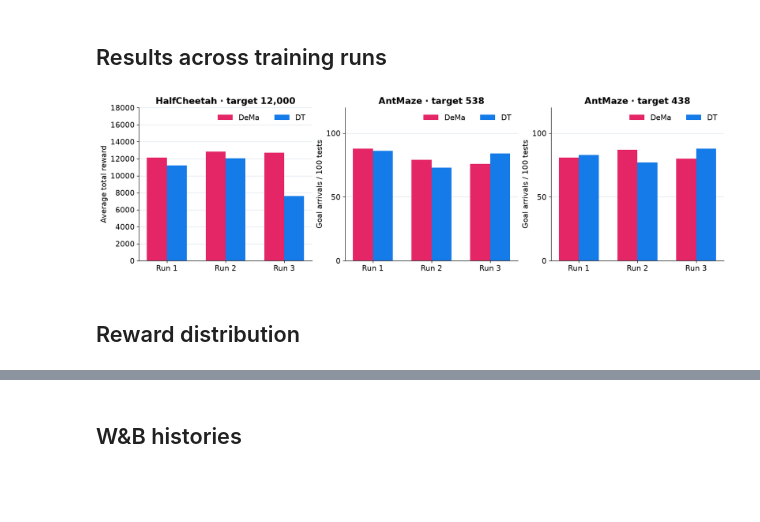
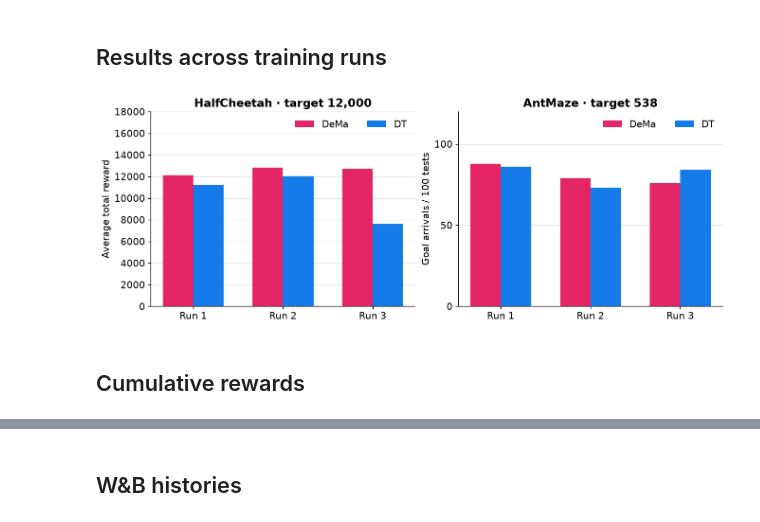
Before and after one commit to helihathi/DeMa-Linear-Time-Sequence-Modeling-for-Offline-Reinforcement-Learning, a Jupyter notebook: 01_DeMa_vs_DecisionTransformer_vs_CQL.ipynb, the cells around one changed output, grey strips where cells are left out. Saved outputs shown, nothing was run; the diff lists cells and outputs as text; code cells hidden in the pictures; blank space fills up the shorter version.

Commit message:
Add training notebook, simplify plots, and update README instructions

```diff
--- a/01_DeMa_vs_DecisionTransformer_vs_CQL.ipynb
+++ b/01_DeMa_vs_DecisionTransformer_vs_CQL.ipynb
@@ -12,18 +10,12 @@ Place `results.zip` in the input files or `assets/`.
 from pathlib import Path
 import json
 import os
-import zipfile
 import numpy as np
 import pandas as pd
 import matplotlib.pyplot as plt
 from IPython.display import display
 
-# Read saved experiment records.
-archive = Path("assets/results.zip")
-if not archive.exists():
-    archive = next(Path("/kaggle/input").rglob("results.zip"))
-with zipfile.ZipFile(archive) as f:
-    f.extractall("results")
+records = json.loads(Path("data/experiment_records.json").read_text())
 figures = Path("figures/main")
 figures.mkdir(parents=True, exist_ok=True)
 seeds = [42, 43, 44]
@@ -36,7 +28,7 @@ plt.rcParams.update({"font.family": "DejaVu Sans", "font.size": 12,
                      "figure.dpi": 120, "savefig.facecolor": "white"})
 
 def load(prefix, seed):
-    return json.loads((Path("results") / f"{prefix}_seed{seed}.json").read_text())
+    return records[f"{prefix}_seed{seed}.json"]
 
 def evaluations(prefix, model, target):
     rows = []
@@ -52,11 +44,8 @@ def evaluations(prefix, model, target):
     return rows
 
 def summary(label, rows, target, maze=False):
-    # Variation is measured between three training-run averages.
-    means = [r["return_mean"] for r in rows]
-    result = {"Model": label, "Target": target,
-              "Average reward": np.mean(means), "SD": np.std(means, ddof=1),
-              "Middle reward": np.median([r["return_median"] for r in rows])}
+    rewards = [r["return_mean"] for r in rows]
+    result = {"Model": label, "Target": target, "Average reward": np.mean(rewards)}
     if maze:
         result["Goal arrival (%)"] = sum(np.count_nonzero(np.asarray(r["return_scores"]) > 0) for r in rows) / 3
     return result
@@ -80,15 +69,9 @@ def bars(ax, labels, values, palette, title, ylabel, percent=False, samples=None
     if percent:
         ax.set_yticks([0, 25, 50, 75, 100], ["0%", "25%", "50%", "75%", "100%"])
     for i, value in enumerate(values):
-        height = max(value, max(samples[i])) if samples is not None else value
         ax.annotate(f"{value:.1f}%" if percent else f"{value:,.0f}",
-                    (i, height), xytext=(0, 10), textcoords="offset points",
+                    (i, value), xytext=(0, 10), textcoords="offset points",
                     ha="center", fontsize=13, fontweight="bold")
-    if samples is not None:
-        for i, points in enumerate(samples):
-            ax.scatter(i + np.linspace(-0.12, 0.12, len(points)), points,
-                       s=26, facecolor="white", edgecolor="black", zorder=3)
-        ax.set_ylim(0, max(max(points) for points in samples) * 1.30)
 
 def losses(cases, name):
     fig, axes = plt.subplots((len(cases) + 1) // 2, 2, figsize=(11, 3.7 * ((len(cases) + 1) // 2)),
@@ -129,11 +112,11 @@ hc = {"DT": evaluations("final_dt", "Decision Transformer", 12000),
       "DeMa": evaluations("final_dema", "DeMa", 12000),
       "CQL": evaluations("cql_d3rlpy_fixed_halfcheetah", "CQL", None)}
 maze = {}
-for target in [538, 438]:
+for target in [538]:
     for label, prefix, model in [("DT", "antmaze_dt", "Decision Transformer"), ("DeMa", "antmaze_dema", "DeMa")]:
         maze[label, target] = evaluations(prefix, model, target)
 table([summary(label, rows, "None" if label == "CQL" else 12000) for label, rows in hc.items()])
-table([summary(label, maze[label, target], target, True) for target in [538, 438] for label in ["DT", "DeMa"]])
+table([summary(label, maze[label, target], target, True) for target in [538] for label in ["DT", "DeMa"]])
 fig, axes = plt.subplots(1, 2, figsize=(11, 4), layout="constrained")
 labels = ["DeMa", "DT", "CQL"]
 bars(axes[0], labels, [np.mean([r["return_mean"] for r in hc[m]]) for m in labels],
@@ -170,29 +151,29 @@ losses([("HalfCheetah · DT", "final_dt", "Decision Transformer"),
 # %% [markdown]
 ## Results across training runs
 # %%
-fig, axes = plt.subplots(1, 3, figsize=(14, 4), layout="constrained")
+fig, axes = plt.subplots(1, 2, figsize=(11, 4), layout="constrained")
 x = np.arange(3)
 for i, label in enumerate(["DeMa", "DT"]):
     axes[0].bar(x + (i - 0.5) * 0.34, [r["return_mean"] for r in hc[label]],
                 width=0.34, label=label, color=colors[label])
-    for ax, target in zip(axes[1:], [538, 438]):
+    for ax, target in zip(axes[1:], [538]):
         counts = [np.count_nonzero(np.asarray(r["return_scores"]) > 0) for r in maze[label, target]]
         ax.bar(x + (i - 0.5) * 0.34, counts, width=0.34, label=label, color=colors[label])
         ax.set_ylim(0, 120)
         ax.set_yticks([0, 50, 100])
         ax.set_ylabel("Goal arrivals / 100 tests")
         ax.set_title(f"AntMaze · target {target}", fontweight="bold")
 axes[0].set_title("HalfCheetah · target 12,000", fontweight="bold")
 axes[0].set_ylabel("Average total reward")
 axes[0].set_ylim(0, 18000)
 for ax in axes:
     ax.set_xticks(x, ["Run 1", "Run 2", "Run 3"])
     ax.legend(frameon=False, ncol=2, loc="upper right")
     ax.set_axisbelow(True)
     ax.grid(axis="y", color="#DBE5EF")
 save(fig, "runs.png")
 # %% [output]
-[figure, old version]
+[figure, new version]
 # %% [markdown]
-## Reward distribution
+## Cumulative rewards
 # %%
```
Also changed, not shown: parts of 8 cells of this notebook, 7 other files.
